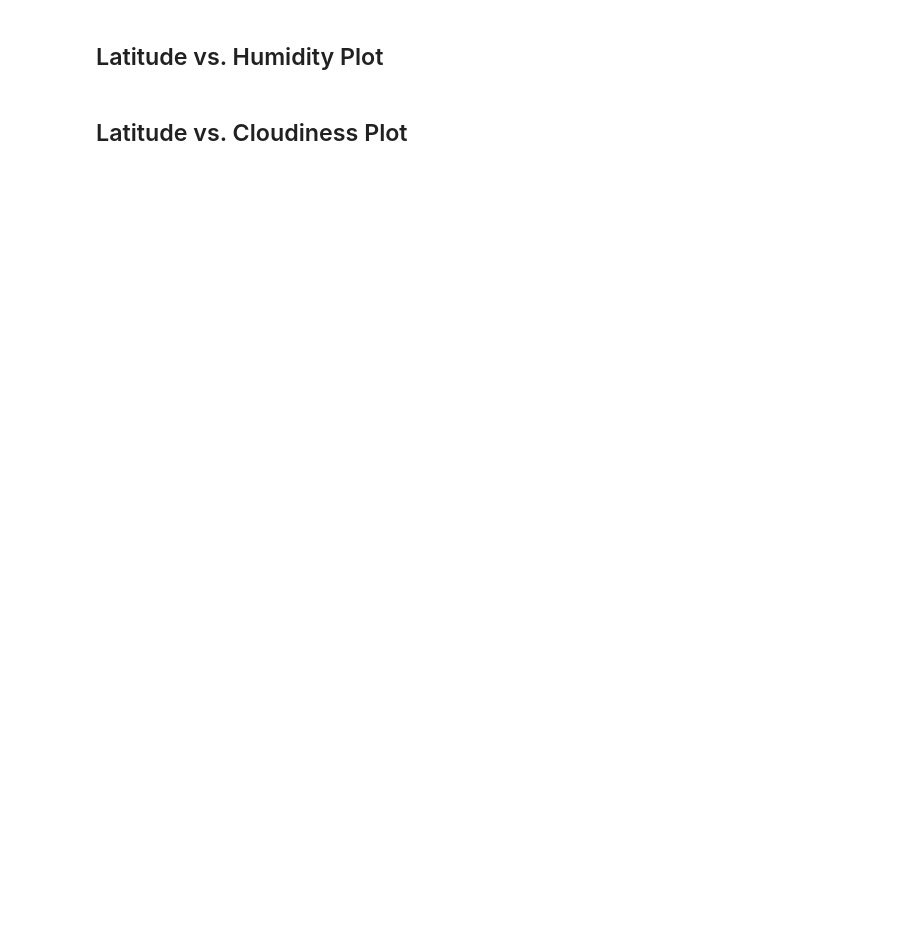
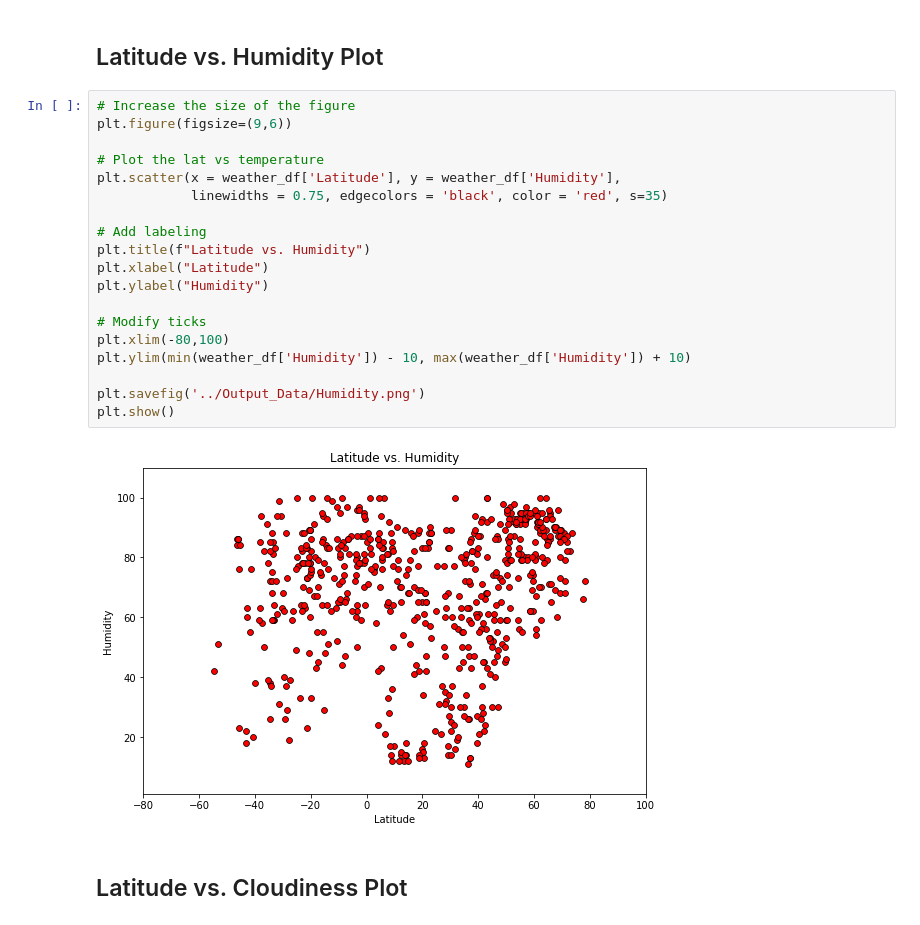
Before and after one commit to Aprieto7/python-api-challenge, a Jupyter notebook: starter_code/WeatherPy.ipynb, the cells around one changed output. Saved outputs shown, nothing was run; the diff lists cells and outputs as text; blank space fills up the shorter version.

```diff
--- a/starter_code/WeatherPy.ipynb
+++ b/starter_code/WeatherPy.ipynb
@@ -180,4 +217,25 @@ weather_df.head()
 # %% [markdown]
 ## Latitude vs. Humidity Plot
+# %%
+# Increase the size of the figure
+plt.figure(figsize=(9,6))
+
+# Plot the lat vs temperature
+plt.scatter(x = weather_df['Latitude'], y = weather_df['Humidity'],
+            linewidths = 0.75, edgecolors = 'black', color = 'red', s=35)
+
+# Add labeling
+plt.title(f"Latitude vs. Humidity")
+plt.xlabel("Latitude")
+plt.ylabel("Humidity")
+
+# Modify ticks
+plt.xlim(-80,100)
+plt.ylim(min(weather_df['Humidity']) - 10, max(weather_df['Humidity']) + 10)
+
+plt.savefig('../Output_Data/Humidity.png')
+plt.show()
+# %% [output]
+[figure, added]
 # %% [markdown]
 ## Latitude vs. Cloudiness Plot
```
Also changed, not shown: parts of 13 cells of this notebook, 4 other files.
